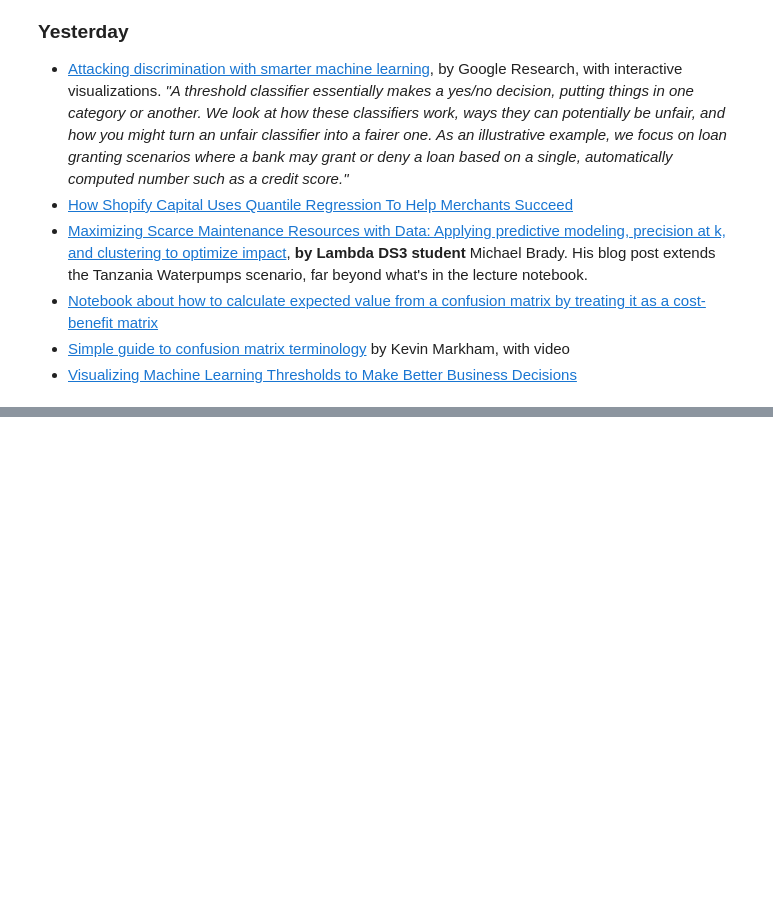
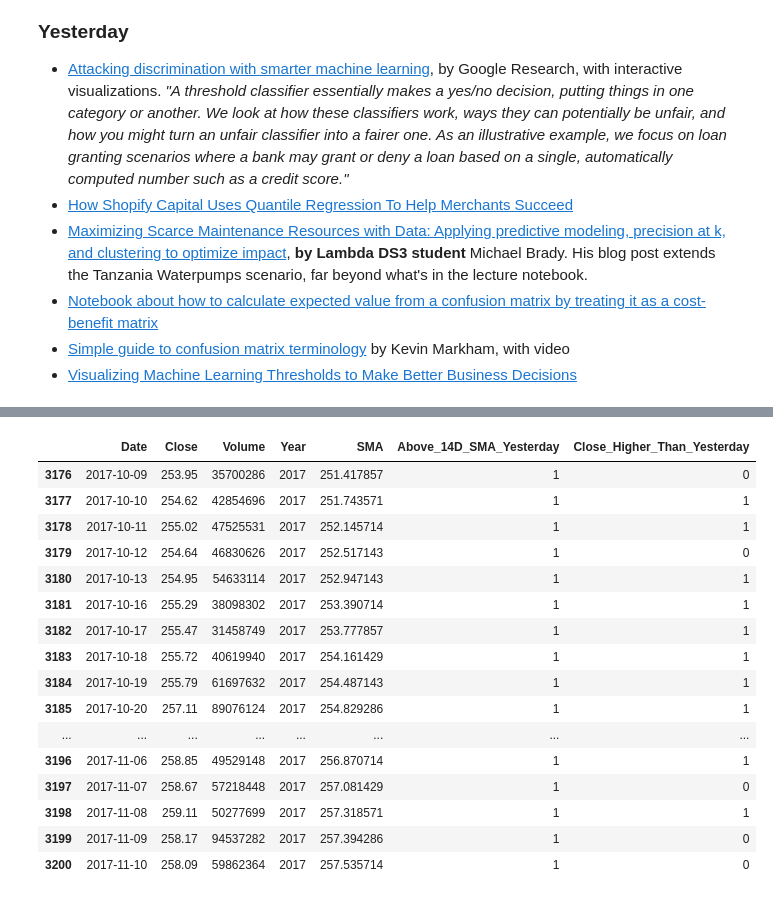
Before and after one commit to SarmenSinanian/DS-Unit-2-Applied-Modeling, a Jupyter notebook: Sarmen_Sinanian_assignment_applied_modeling_2.ipynb, the cells around one changed output, grey strips where cells are left out. Saved outputs shown, nothing was run; the diff lists cells and outputs as text; code cells hidden in the pictures; blank space fills up the shorter version.

```diff
--- a/Sarmen_Sinanian_assignment_applied_modeling_2.ipynb
+++ b/Sarmen_Sinanian_assignment_applied_modeling_2.ipynb
@@ -40,0 +129,3 @@ You need to complete an initial model today, because the rest of the week, we're
+# %%
+spy['Date'] = pd.to_datetime(spy['Date'])
+spy['Year'] = spy['Date'].dt.year
@@ -40,0 +183,2 @@ You need to complete an initial model today, because the rest of the week, we're
+# %%
+spy['SMA'] = spy.Close.rolling(window=14).mean()
@@ -40,0 +234,2 @@ You need to complete an initial model today, because the rest of the week, we're
+# %%
+spy['Above_14D_SMA_Yesterday'] = np.where(spy['SMA'].shift(1)>spy['Close'].shift(1), 0,1)
@@ -40,0 +244,4 @@ You need to complete an initial model today, because the rest of the week, we're
+# %%
+spy_numeric_diff = spy[['Close']].diff()[1:]
+# cond1 = spy_numeric_diff[['Close']] >=0
+spy['Close_Higher_Than_Yesterday'] = np.insert(np.where(spy_numeric_diff[['Close']] >=0, '1','0'), 0, np.nan)
@@ -40,0 +294,20 @@ You need to complete an initial model today, because the rest of the week, we're
+# %%
+spy.tail(25)
+# %% [output]
+|  | Date | Close | Volume | Year | SMA | Above_14D_SMA_Yesterday | Close_Higher_Than_Yesterday |
+| 3176 | 2017-10-09 | 253.95 | 35700286 | 2017 | 251.417857 | 1 | 0 |
+| 3177 | 2017-10-10 | 254.62 | 42854696 | 2017 | 251.743571 | 1 | 1 |
+| 3178 | 2017-10-11 | 255.02 | 47525531 | 2017 | 252.145714 | 1 | 1 |
+| 3179 | 2017-10-12 | 254.64 | 46830626 | 2017 | 252.517143 | 1 | 0 |
+| 3180 | 2017-10-13 | 254.95 | 54633114 | 2017 | 252.947143 | 1 | 1 |
+| 3181 | 2017-10-16 | 255.29 | 38098302 | 2017 | 253.390714 | 1 | 1 |
+| 3182 | 2017-10-17 | 255.47 | 31458749 | 2017 | 253.777857 | 1 | 1 |
+| 3183 | 2017-10-18 | 255.72 | 40619940 | 2017 | 254.161429 | 1 | 1 |
+| 3184 | 2017-10-19 | 255.79 | 61697632 | 2017 | 254.487143 | 1 | 1 |
+| 3185 | 2017-10-20 | 257.11 | 89076124 | 2017 | 254.829286 | 1 | 1 |
+| ... | ... | ... | ... | ... | ... | ... | ... |
+| 3196 | 2017-11-06 | 258.85 | 49529148 | 2017 | 256.870714 | 1 | 1 |
+| 3197 | 2017-11-07 | 258.67 | 57218448 | 2017 | 257.081429 | 1 | 0 |
+| 3198 | 2017-11-08 | 259.11 | 50277699 | 2017 | 257.318571 | 1 | 1 |
+| 3199 | 2017-11-09 | 258.17 | 94537282 | 2017 | 257.394286 | 1 | 0 |
+| 3200 | 2017-11-10 | 258.09 | 59862364 | 2017 | 257.535714 | 1 | 0 |
```
Also changed, not shown: parts of 79 cells of this notebook.
